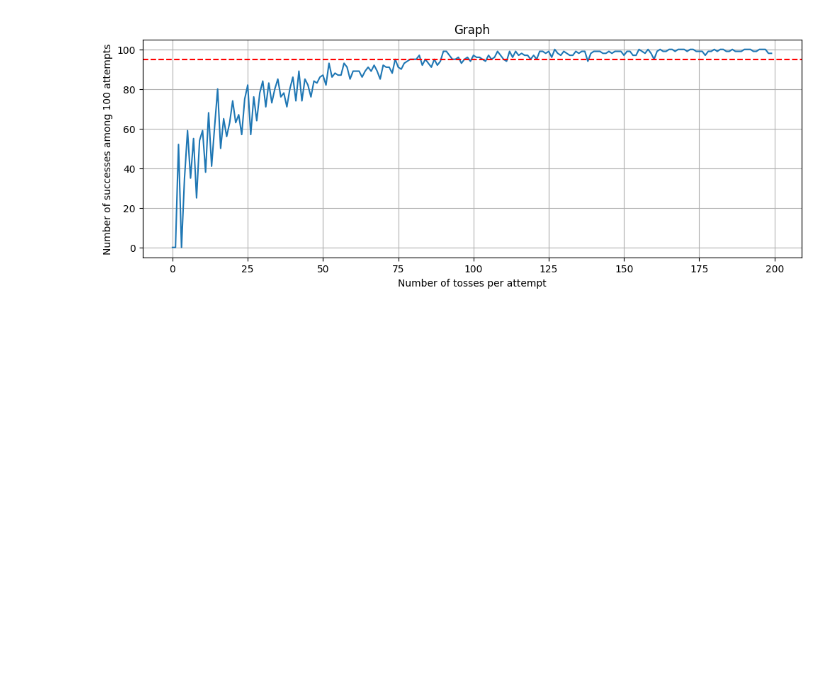
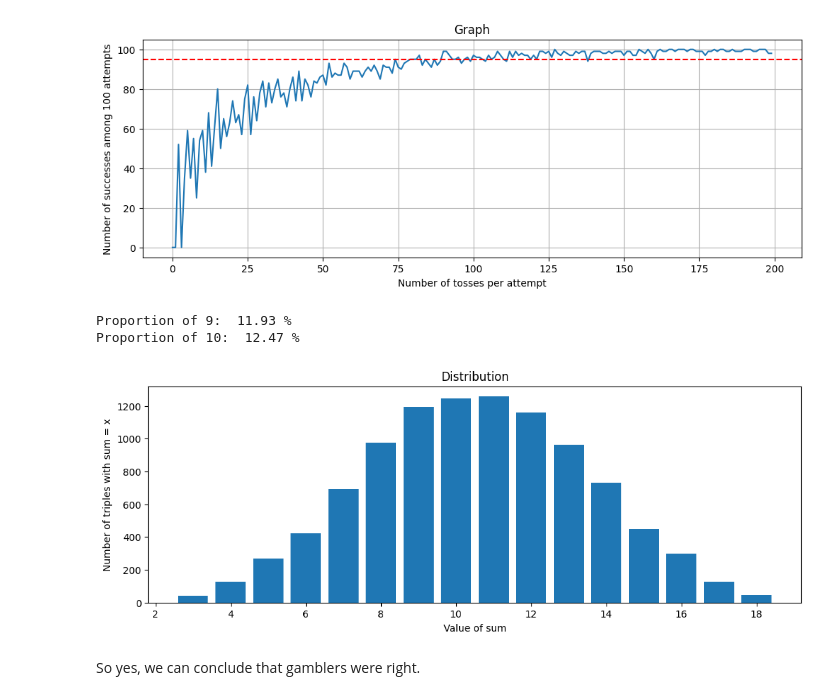
Before and after one commit to BadApproximator/probability_theory, a Jupyter notebook: simulations/Python/simulations.ipynb, the cells around one changed output. Saved outputs shown, nothing was run; the diff lists cells and outputs as text; code cells hidden in the pictures; blank space fills up the shorter version.

Commit message:
added exercise 3

```diff
--- a/simulations/Python/simulations.ipynb
+++ b/simulations/Python/simulations.ipynb
@@ -115,3 +115,44 @@ plt.grid(True)
 plt.show()
 # %% [output]
 [figure]
+# %%
+# Exercise 3.
+# In the early 1600s, Galileo was asked to explain the fact that, although the
+# number of triples of integers from 1 to 6 with sum 9 is the same as the number
+# of such triples with sum 10, when three dice are rolled, a 9 seemed to come
+# up less often than a 10—supposedly in the experience of gamblers.
+#
+# (a) Write a program to simulate the roll of three dice a large number of
+# times and keep track of the proportion of times that the sum is 9 and
+# the proportion of times it is 10.
+# (b) Can you conclude from your simulations that the gamblers were correct?
+
+nRolls = 10000
+
+def RollDiceN(n):
+    results = []
+    for i in range(n):
+        threeRolls = np.random.randint(1, 7, 3)
+        results.append(np.sum(threeRolls))
+    return results
+
+data = RollDiceN(nRolls)
+
+print("Proportion of 9: ", len([i for i in data if i == 9]) / nRolls * 100, "%")
+print("Proportion of 10: ", len([i for i in data if i == 10]) / nRolls * 100, "%")
+
+x = range(3, 19)
+y = [len([i for i in data if i == xVal]) for xVal in x]
+
+plt.figure(figsize=(12, 4))
+plt.title("Distribution")
+plt.xlabel("Value of sum")
+plt.ylabel("Number of triples with sum = x")
+plt.bar(x, y)
+plt.show()
+# %% [output]
+Proportion of 9:  11.93 %
+Proportion of 10:  12.47 %
+[figure, added]
+# %% [markdown]
+So yes, we can conclude that gamblers were right.
```
